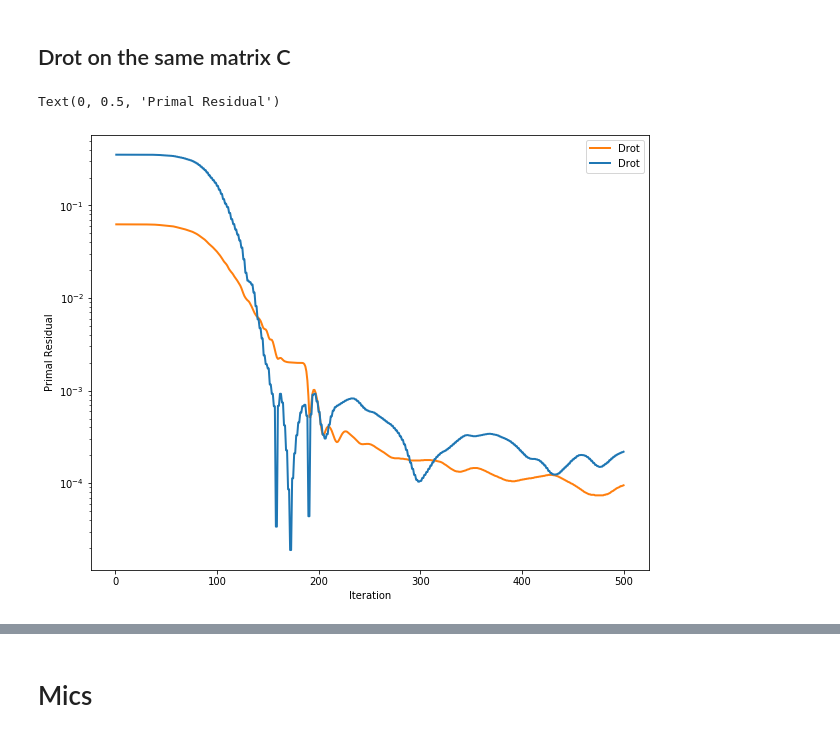
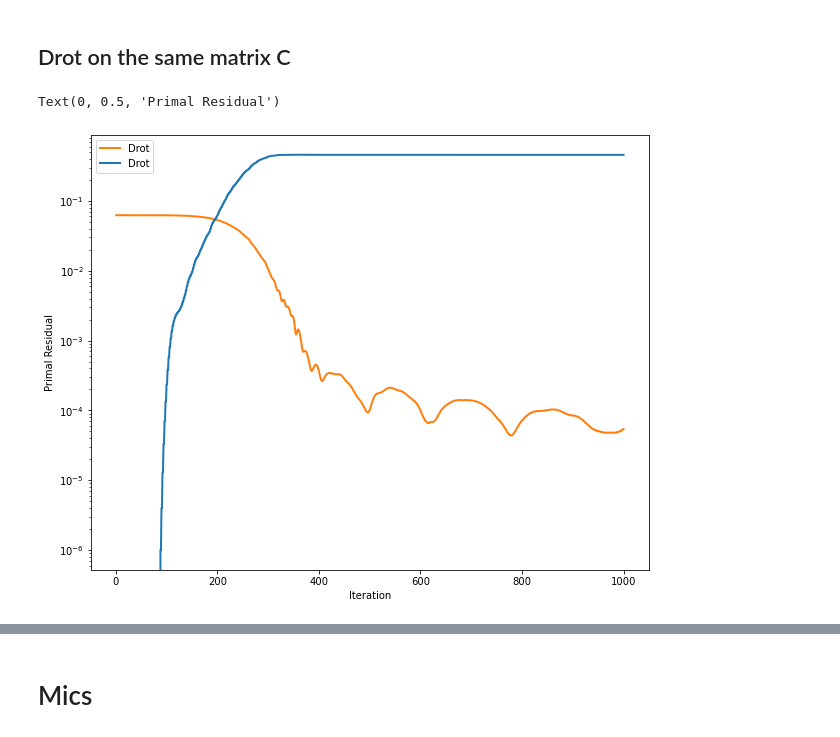
Before and after one commit to vienmai/drot, a Jupyter notebook: examples/notebook.ipynb, the cells around one changed output, grey strips where cells are left out. Saved outputs shown, nothing was run; the diff lists cells and outputs as text; code cells hidden in the pictures.

```diff
--- a/examples/notebook.ipynb
+++ b/examples/notebook.ipynb
@@ -57,33 +72,24 @@ femd = ot.emd2(p, q, C.copy(), numItermax=100000)  # LP solver
 # %%
 # Remember to run DROT before executing this cell
 
-filenames = [ 'output/' + 'drot_512_0.000977.csv' ];
+filenames = [ 'output/' + 'drot_512_0.001953.csv' ];
 labels = ['Drot']
 colors = ['C0', 'C1']
 markers = ['', '']
 fig1 = plt.figure(figsize=(10, 8))
 
-optval = femd
+optval = 0
 
 for i in range(len(filenames)):
-    k = []; t = []; r = []; f = [];
-    with open(filenames[i]) as csvfile:
-        csvReader = csv.reader(csvfile, delimiter=",")
-        next(csvReader)  # skip the header
-        for row in csvReader:
-            k.append(int(row[0]))
-            t.append(float(row[1]))
-            r.append(float(row[2]))
-            f.append(float(row[3]))
+    k, t, r, f = readoutput(filenames[i])
 
-        plt.plot(k, [res for res in r], color=colors[i+1], marker=markers[i], label=labels[i], linewidth=2)
-        plt.plot(k, [abs(fval - optval) for fval in f], color=colors[i], marker=markers[i], label=labels[i], linewidth=2)
-
+    plt.plot(k, [res for res in r], color=colors[i+1], marker=markers[i], label=labels[i], linewidth=2)
+    plt.plot(k, [abs(fval - optval) for fval in f], color=colors[i], marker=markers[i], label=labels[i], linewidth=2)
 
 plt.yscale('log')
 plt.legend()
 plt.xlabel("Iteration")
 plt.ylabel("Primal Residual")
 # %% [output]
 Text(0, 0.5, 'Primal Residual')
-[figure, old version]
+[figure, new version]
```
Also changed, not shown: parts of 23 cells of this notebook, 4 other files.
